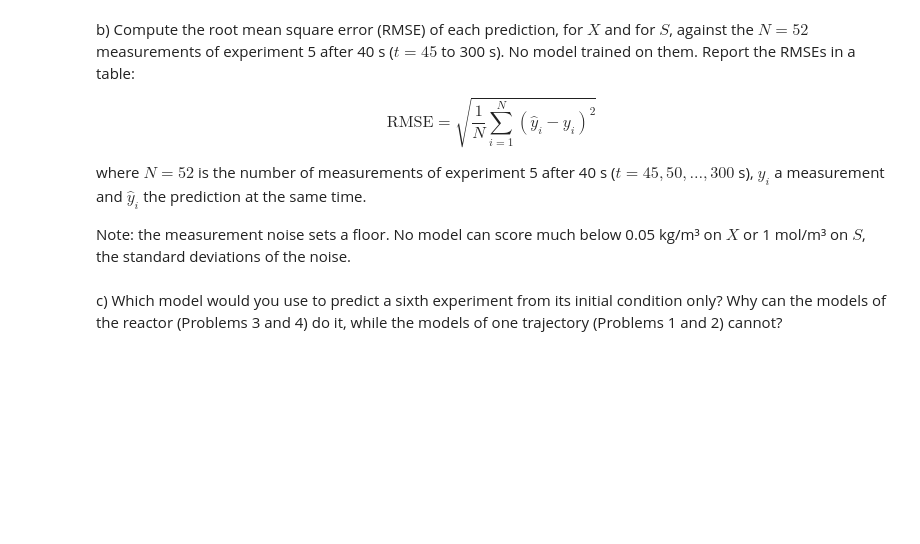
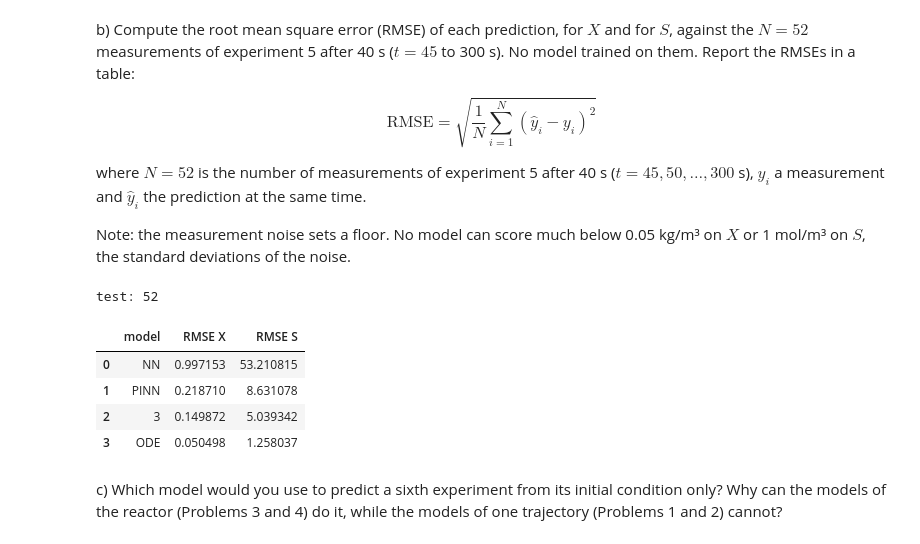
Before and after one commit to tofsodeinde/miniproject9, a Jupyter notebook: course/assignments/a05.ipynb, the cells around one changed output. Saved outputs shown, nothing was run; the diff lists cells and outputs as text; code cells hidden in the pictures; blank space fills up the shorter version.

```diff
--- a/course/assignments/a05.ipynb
+++ b/course/assignments/a05.ipynb
@@ -679,7 +756,44 @@ where $N = 52$ is the number of measurements of experiment 5 after 40 s ($t = 45
 
 Note: the measurement noise sets a floor. No model can score much below 0.05 kg/m³ on $X$ or 1 mol/m³ on $S$, the standard deviations of the noise.
 # %%
-# ADD YOUR CODE HERE  -- feel free to add additional code or markdown blocks if needed
+exp5 = df.loc[df['experiment'] == 5].sort_values('t')
+t_eval = exp5['t'].astype(float).to_numpy()
+y_eval = exp5[['X', 'S']].to_numpy()
+
+assert pred_3.shape == y_eval.shape
+assert np.allclose(t_3, t_eval)
+
+predictions = {
+    'NN': np.asarray(jax.vmap(model, in_axes=(None, 0))(net_nn, t_eval)),
+    'PINN': np.asarray(jax.vmap(model, in_axes=(None, 0))(net_pinn, t_eval)),
+    '3': pred_3,
+    'ODE': np.asarray(simulate(nets, jnp.array([3.0, 80.0]), t_eval))
+}
+
+#RMSE
+test_mask = (t_eval > 40)
+print ('test:', test_mask.sum())
+
+rows = []
+
+for name, pred in predictions.items():
+  errors = pred[test_mask] - y_eval[test_mask]
+  rmse = np.sqrt((errors ** 2).mean(axis=0))
+  rows.append({
+      'model': name,
+      'RMSE X': rmse[0],
+      'RMSE S': rmse[1],
+  })
+
+rmse_table = pd.DataFrame(rows)
+display(rmse_table)
+# %% [output]
+test: 52
+|  | model | RMSE X | RMSE S |
+| 0 | NN | 0.997153 | 53.210815 |
+| 1 | PINN | 0.218710 | 8.631078 |
+| 2 | 3 | 0.149872 | 5.039342 |
+| 3 | ODE | 0.050498 | 1.258037 |
 # %% [markdown]
 c) Which model would you use to predict a sixth experiment from its initial condition only? Why can the models of the reactor (Problems 3 and 4) do it, while the models of one trajectory (Problems 1 and 2) cannot?
 # %% [markdown]
```
Also changed, not shown: parts of 6 cells of this notebook.
